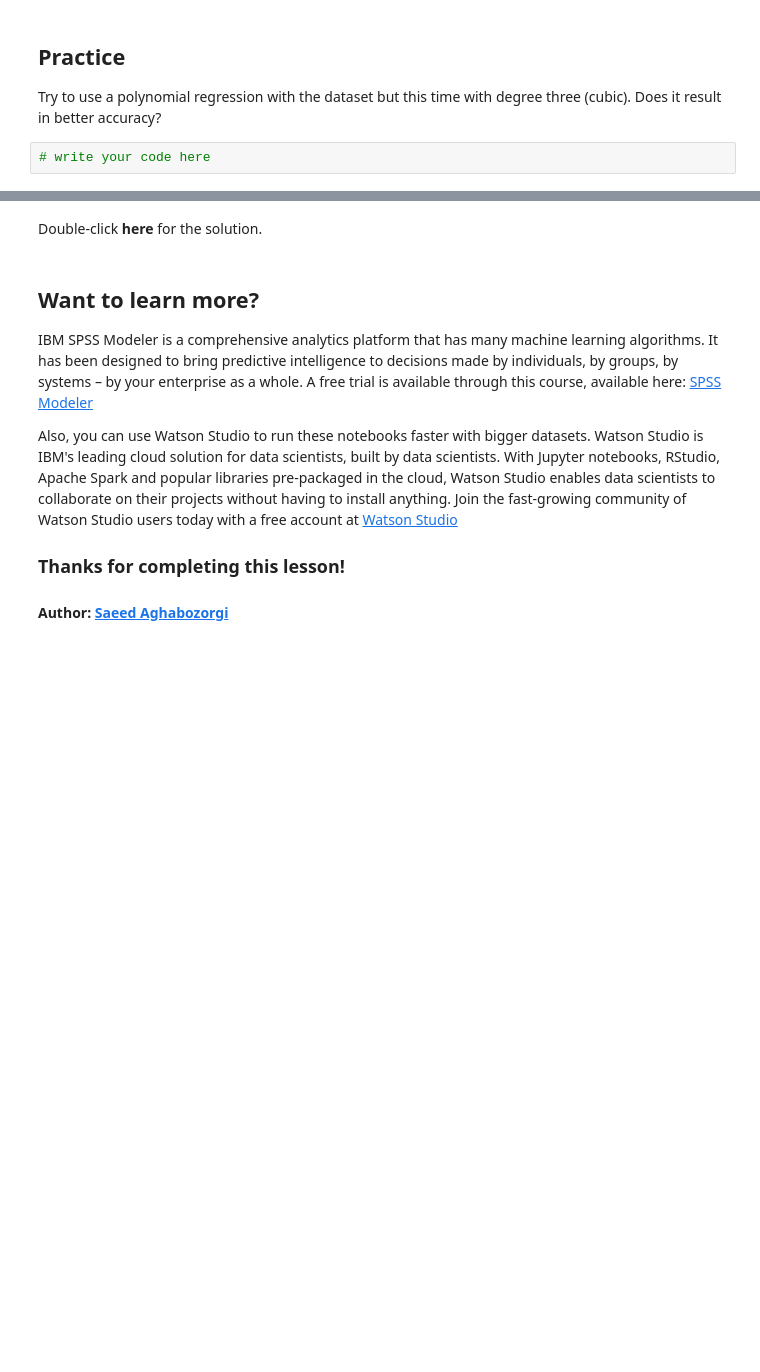
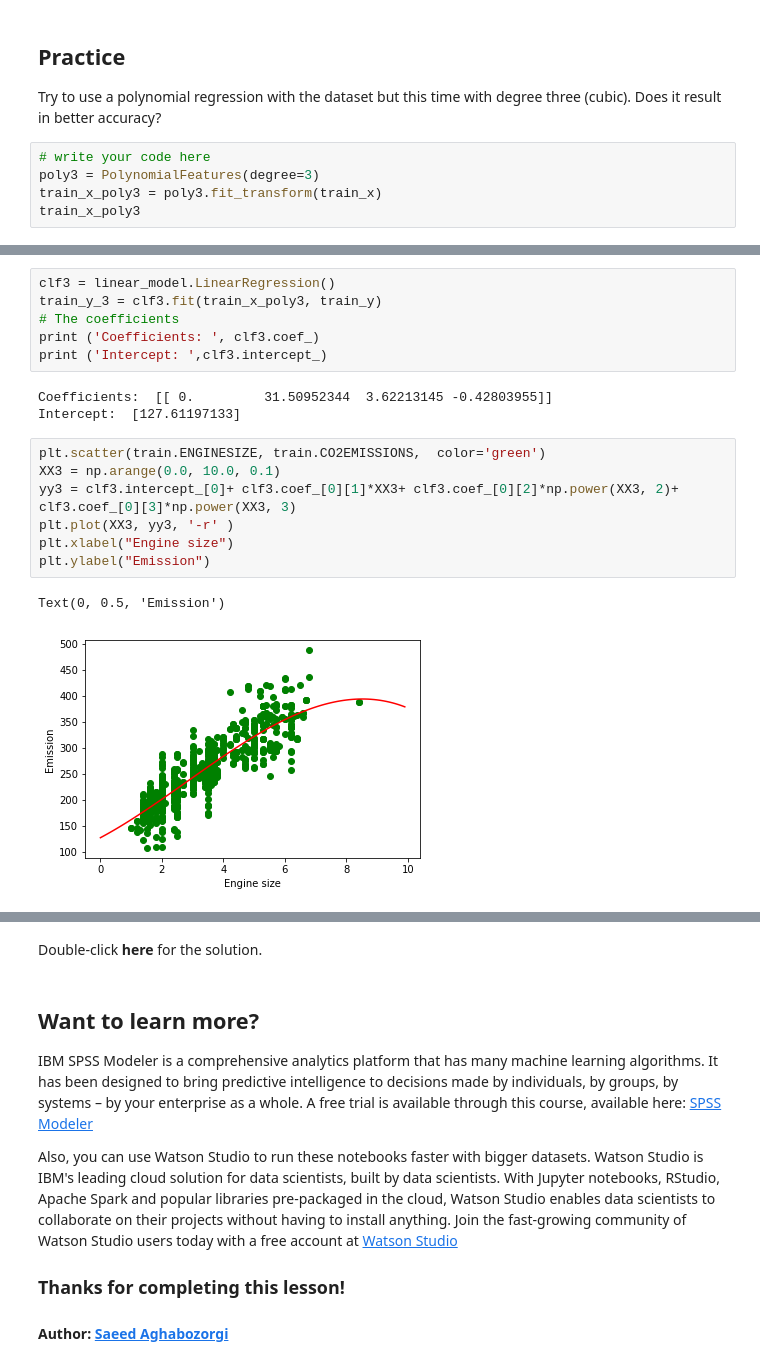
Before and after one commit to MennoBdV/MachineLearningPython, a Jupyter notebook: Polynomial Regression.ipynb, the cells around one changed output, grey strips where cells are left out. Drawn from its saved outputs; the diff is of its cells as text; blank space fills up the shorter version.

```diff
--- a/Polynomial Regression.ipynb
+++ b/Polynomial Regression.ipynb
@@ -189,3 +238,6 @@ print("R2-score: %.2f" % r2_score(test_y_ , test_y) )
 Try to use a polynomial regression with the dataset but this time with degree three (cubic). Does it result in better accuracy?
 # %%
 # write your code here
+poly3 = PolynomialFeatures(degree=3)
+train_x_poly3 = poly3.fit_transform(train_x)
+train_x_poly3
@@ -191,0 +252,19 @@ Try to use a polynomial regression with the dataset but this time with degree th
+# %%
+clf3 = linear_model.LinearRegression()
+train_y_3 = clf3.fit(train_x_poly3, train_y)
+# The coefficients
+print ('Coefficients: ', clf3.coef_)
+print ('Intercept: ',clf3.intercept_)
+# %% [output]
+Coefficients:  [[ 0.         31.50952344  3.62213145 -0.42803955]]
+Intercept:  [127.61197133]
+# %%
+plt.scatter(train.ENGINESIZE, train.CO2EMISSIONS,  color='green')
+XX3 = np.arange(0.0, 10.0, 0.1)
+yy3 = clf3.intercept_[0]+ clf3.coef_[0][1]*XX3+ clf3.coef_[0][2]*np.power(XX3, 2)+ clf3.coef_[0][3]*np.power(XX3, 3)
+plt.plot(XX3, yy3, '-r' )
+plt.xlabel("Engine size")
+plt.ylabel("Emission")
+# %% [output]
+Text(0, 0.5, 'Emission')
+[figure, added]
```
Also changed, not shown: parts of 10 cells of this notebook.
